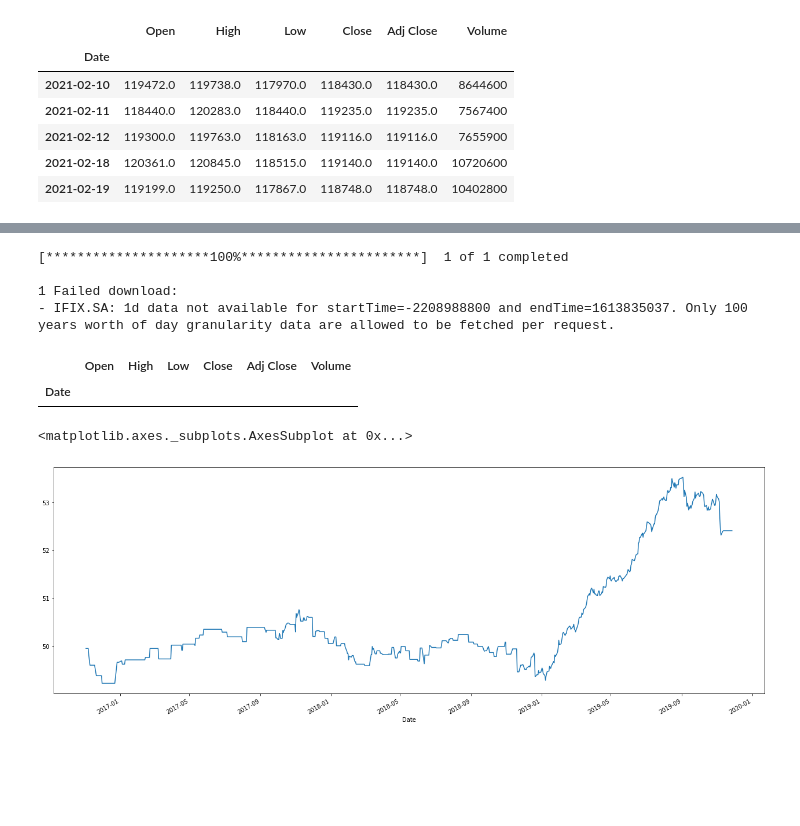
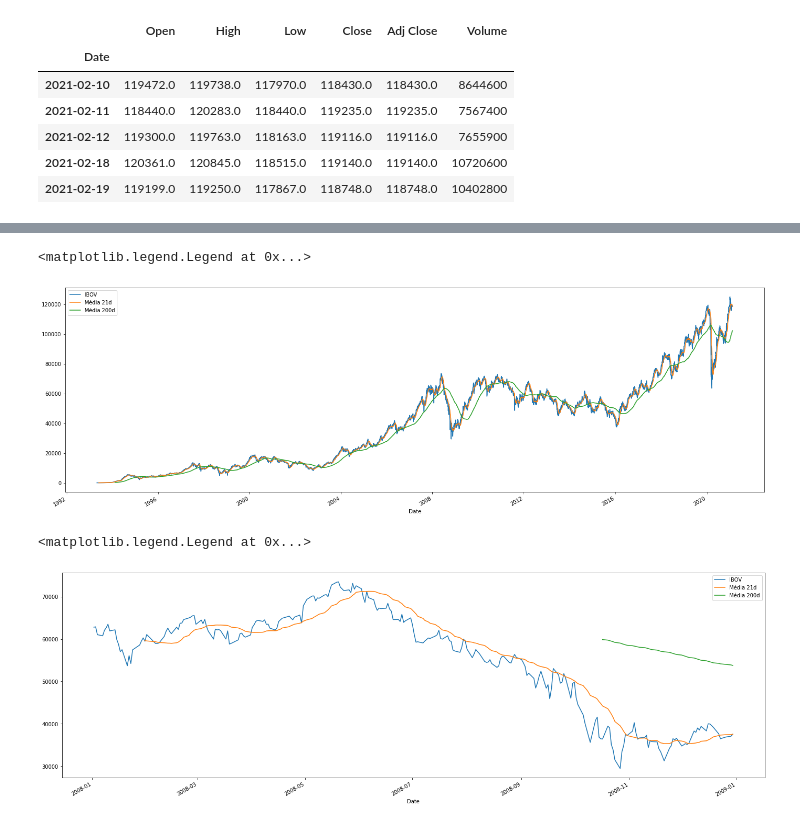
Before and after one commit to RaulBSantos/notebooks, a Jupyter notebook: 01 - Analisando Acoes com Python no Google Colab.ipynb, the cells around one changed output, grey strips where cells are left out. Cells and saved outputs as stored; diff of their text form; code cells hidden in the pictures; blank space fills up the shorter version.

```diff
--- a/01 - Analisando Acoes com Python no Google Colab.ipynb
+++ b/01 - Analisando Acoes com Python no Google Colab.ipynb
@@ -59,18 +54,17 @@ ibov['Close'].plot(figsize=(22,8))
-# %%
-yf.pdr_override()
-ifix = web.get_data_yahoo('IFIX.SA')
-# %% [output]
-[*********************100%***********************]  1 of 1 completed
-
-1 Failed download:
-- IFIX.SA: 1d data not available for startTime=-2208988800 and endTime=1613835037. Only 100 years worth of day granularity data are allowed to be fetched per request.
-# %%
-ifix.head()
-# %% [output]
-|  | Open | High | Low | Close | Adj Close | Volume |
-| Date |  |  |  |  |  |  |
-# %%
-ifix['Close'].plot(figsize=(22,8))
-# %% [output]
-<matplotlib.axes._subplots.AxesSubplot at 0x...>
-[figure, removed]
+# %%
+ibov['Close'].plot(figsize=(24,8), label='IBOV')
+ibov['Close'].rolling(21).mean().plot(label='Média 21d')
+ibov['Close'].rolling(200).mean().plot(label='Média 200d')
+plt.legend()
+# %% [output]
+<matplotlib.legend.Legend at 0x...>
+[figure, added]
+# %%
+ibov_fatiado = ibov[ibov.index.year == 2008]
+ibov_fatiado['Close'].plot(figsize=(24,8), label='IBOV')
+ibov_fatiado['Close'].rolling(21).mean().plot(label='Média 21d')
+ibov_fatiado['Close'].rolling(200).mean().plot(label='Média 200d')
+plt.legend()
+# %% [output]
+<matplotlib.legend.Legend at 0x...>
+[figure, added]
```
Also changed, not shown: parts of 4 cells of this notebook.
